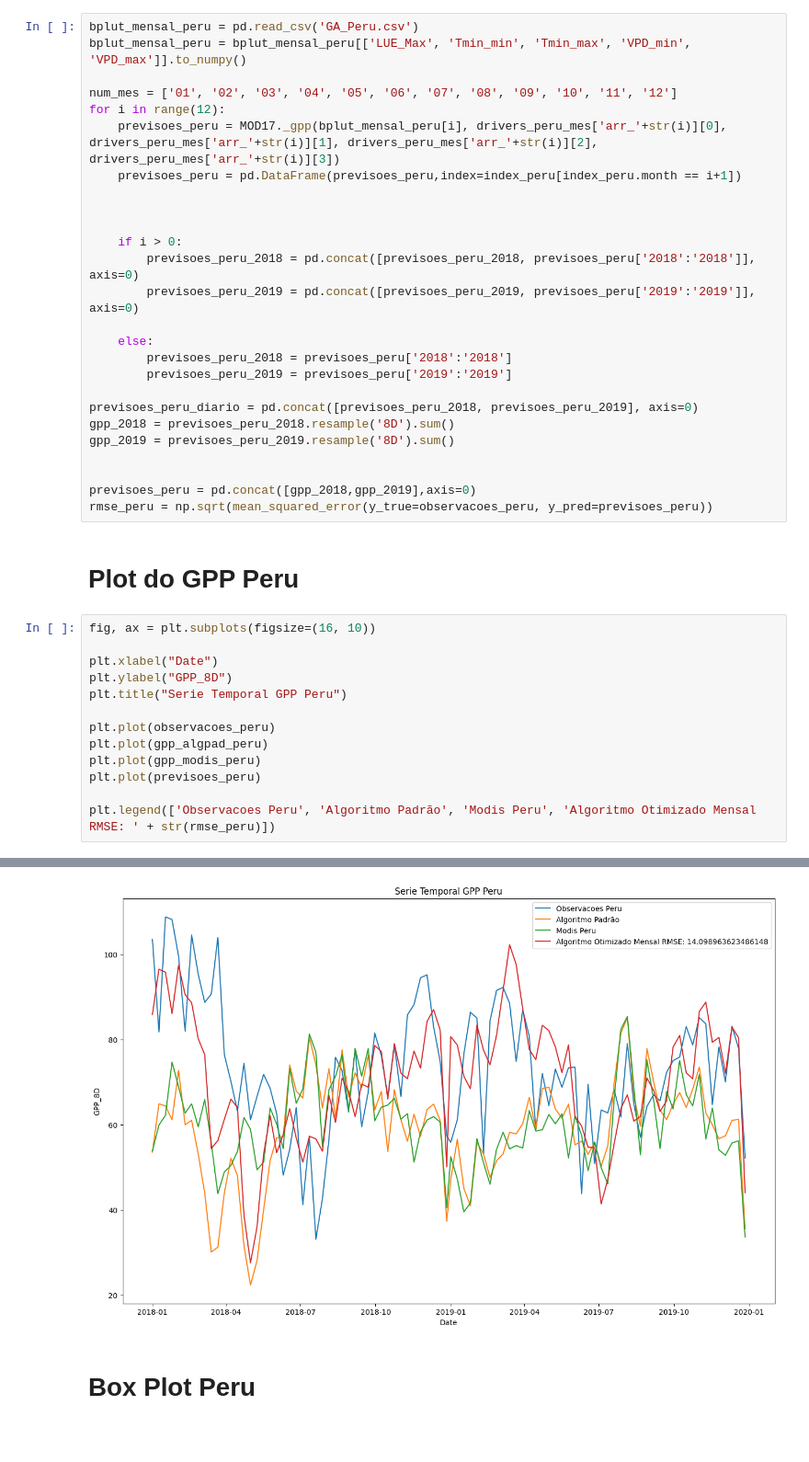
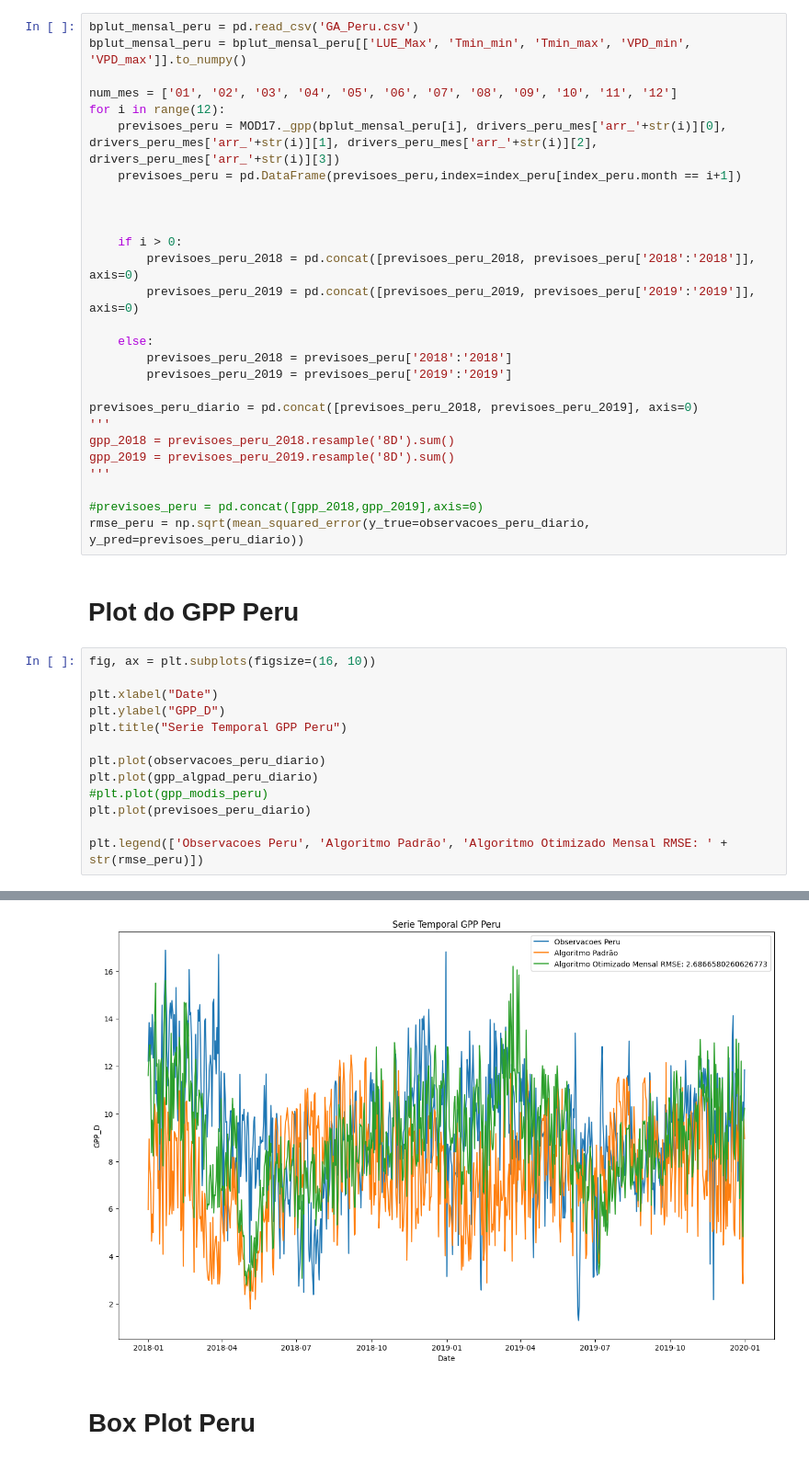
Before and after one commit to JeanArthurCostaDias/MOD17-OPTIMIZATION-AND-PREDICTION, a Jupyter notebook: otimizacao/plots_otimizacoes_GA_Mensal.ipynb, the cells around one changed output, grey strips where cells are left out. Shown at 92% size. Saved outputs shown, nothing was run; the diff lists cells and outputs as text; blank space fills up the shorter version.

```diff
--- a/otimizacao/plots_otimizacoes_GA_Mensal.ipynb
+++ b/otimizacao/plots_otimizacoes_GA_Mensal.ipynb
@@ -159,30 +160,31 @@ for i in range(12):
         previsoes_peru_2019 = previsoes_peru['2019':'2019']
 
 previsoes_peru_diario = pd.concat([previsoes_peru_2018, previsoes_peru_2019], axis=0)
+'''
 gpp_2018 = previsoes_peru_2018.resample('8D').sum()
 gpp_2019 = previsoes_peru_2019.resample('8D').sum()
+'''
 
-
-previsoes_peru = pd.concat([gpp_2018,gpp_2019],axis=0)
-rmse_peru = np.sqrt(mean_squared_error(y_true=observacoes_peru, y_pred=previsoes_peru))
+#previsoes_peru = pd.concat([gpp_2018,gpp_2019],axis=0)
+rmse_peru = np.sqrt(mean_squared_error(y_true=observacoes_peru_diario, y_pred=previsoes_peru_diario))
 # %% [markdown]
 # Plot do GPP Peru
 # %%
 fig, ax = plt.subplots(figsize=(16, 10))
 
 plt.xlabel("Date")
-plt.ylabel("GPP_8D")
+plt.ylabel("GPP_D")
 plt.title("Serie Temporal GPP Peru")
 
-plt.plot(observacoes_peru)
-plt.plot(gpp_algpad_peru)
-plt.plot(gpp_modis_peru)
-plt.plot(previsoes_peru)
+plt.plot(observacoes_peru_diario)
+plt.plot(gpp_algpad_peru_diario)
+#plt.plot(gpp_modis_peru)
+plt.plot(previsoes_peru_diario)
 
-plt.legend(['Observacoes Peru', 'Algoritmo Padrão', 'Modis Peru', 'Algoritmo Otimizado Mensal RMSE: ' + str(rmse_peru)])
+plt.legend(['Observacoes Peru', 'Algoritmo Padrão', 'Algoritmo Otimizado Mensal RMSE: ' + str(rmse_peru)])
 # %% [output]
 <matplotlib.legend.Legend at 0x...>
-[figure, old version]
+[figure, new version]
 # %% [markdown]
 # Box Plot Peru
 # %%
```
Also changed, not shown: parts of 11 cells of this notebook, 7 other files.
